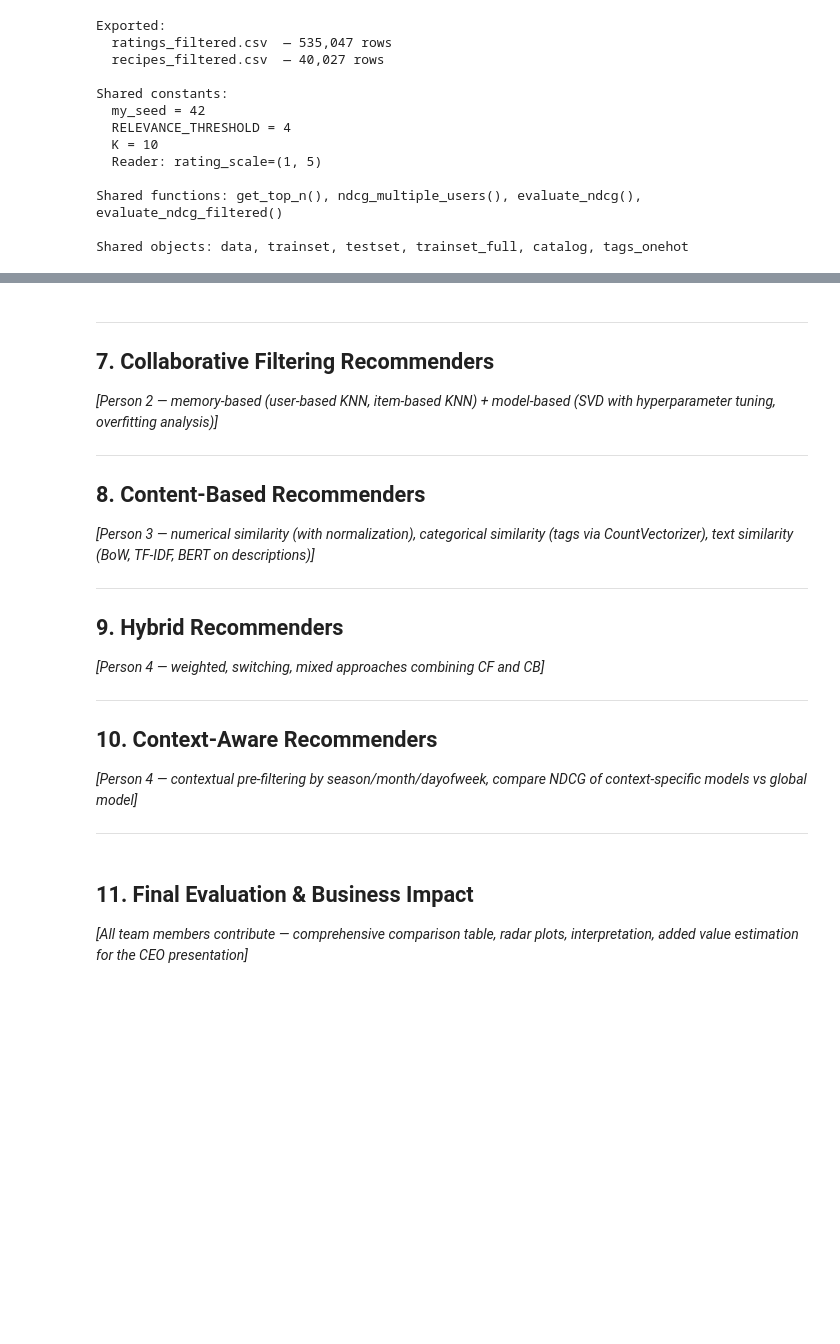
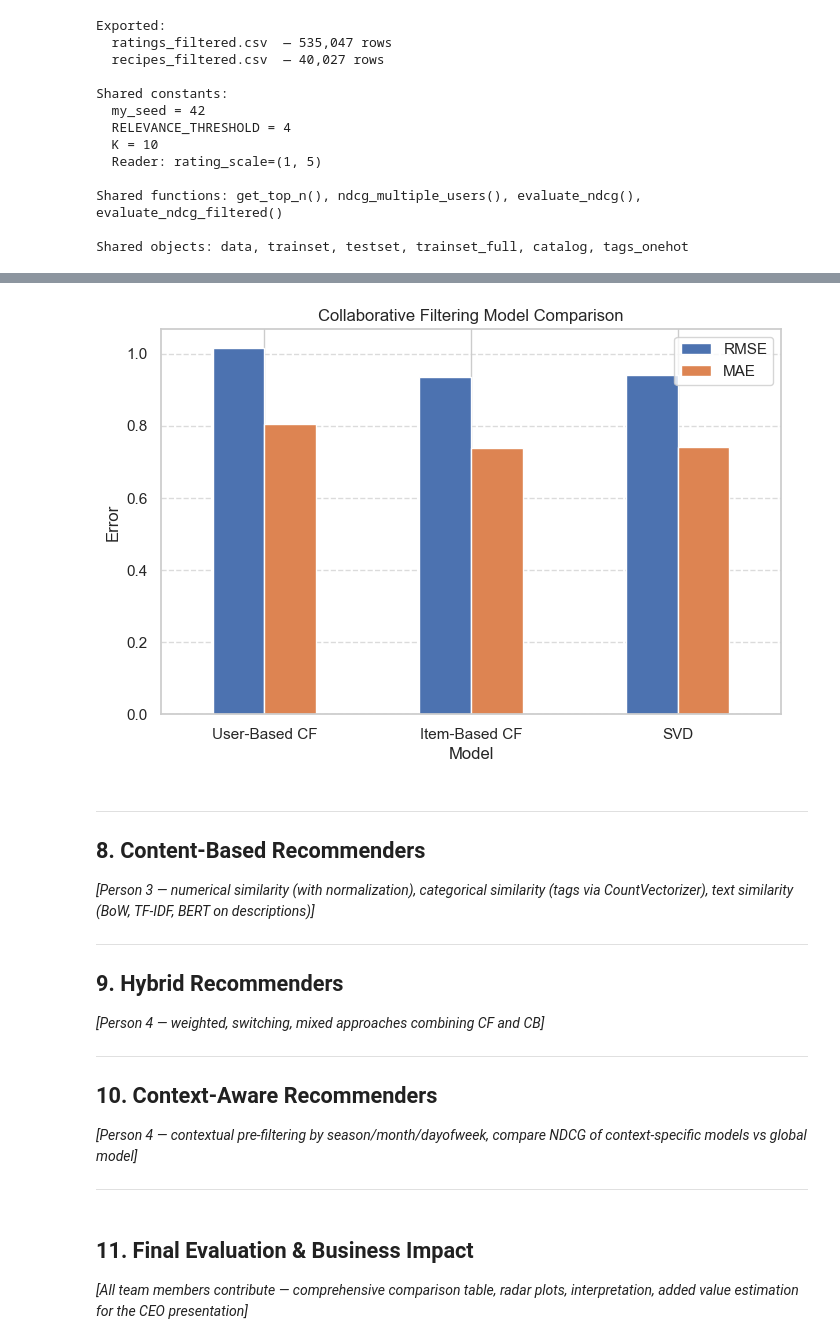
Before and after one commit to beamartin27/Food-Recommender-System, a Jupyter notebook: RecSys_Group_Project.ipynb, the cells around one changed output, grey strips where cells are left out. Drawn from its saved outputs; the diff is of its cells as text; code cells hidden in the pictures; blank space fills up the shorter version.

Commit message:
Collaborative filtering

```diff
--- a/RecSys_Group_Project.ipynb
+++ b/RecSys_Group_Project.ipynb
@@ -1341,8 +1487,22 @@ Shared objects: data, trainset, testset, trainset_full, catalog, tags_onehot
+# %%
+import pandas as pd
+import matplotlib.pyplot as plt
+
+results = pd.DataFrame({
+    "Model": ["User-Based CF", "Item-Based CF", "SVD"],
+    "RMSE": [1.0168, 0.9365, 0.9396],
+    "MAE": [0.8040, 0.7379, 0.7408]
+})
+
+results.set_index("Model").plot(kind="bar", figsize=(8, 5))
+plt.title("Collaborative Filtering Model Comparison")
+plt.ylabel("Error")
+plt.xticks(rotation=0)
+plt.grid(axis="y", linestyle="--", alpha=0.7)
+plt.show()
+# %% [output]
+[figure, added]
 # %% [markdown]
----
-## 7. Collaborative Filtering Recommenders
-*[Person 2 — memory-based (user-based KNN, item-based KNN) + model-based (SVD with hyperparameter tuning, overfitting analysis)]*
-
 ---
 ## 8. Content-Based Recommenders
 *[Person 3 — numerical similarity (with normalization), categorical similarity (tags via CountVectorizer), text similarity (BoW, TF-IDF, BERT on descriptions)]*
```
Also changed, not shown: parts of 11 cells of this notebook.
